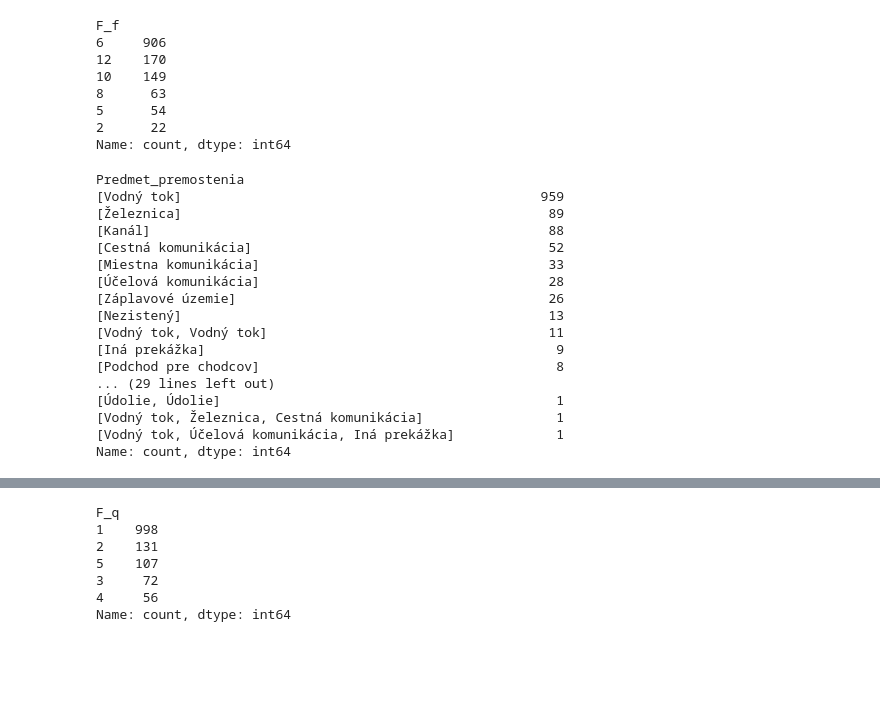
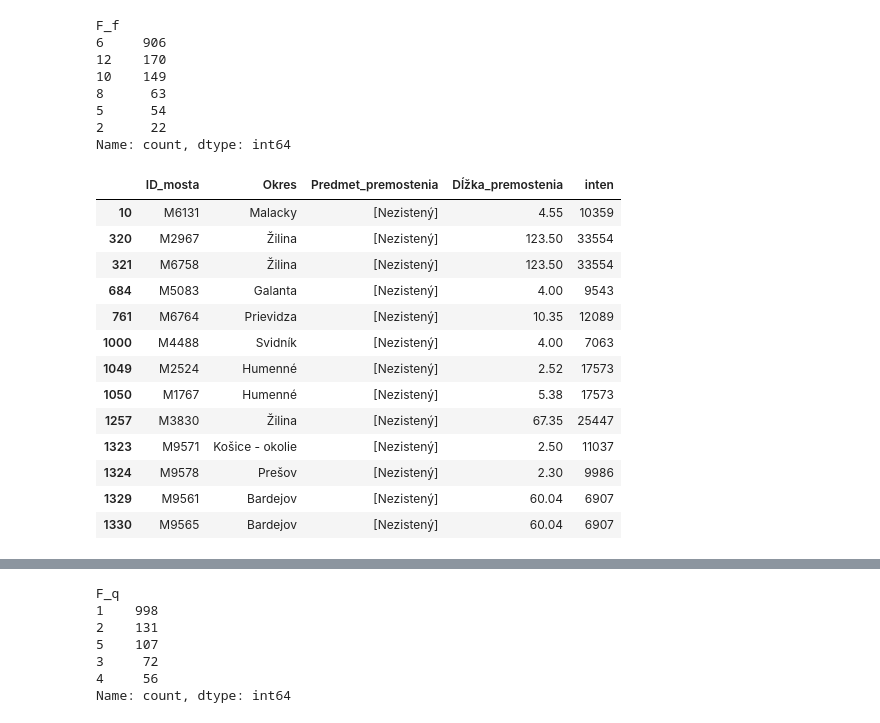
Before and after one commit to Medvedku/Bridges, a Jupyter notebook: 00_SSC/04_rizikovosť.ipynb, the cells around one changed output, grey strips where cells are left out. Cells and saved outputs as stored; diff of their text form; code cells hidden in the pictures; blank space fills up the shorter version.

```diff
--- a/00_SSC/04_rizikovosť.ipynb
+++ b/00_SSC/04_rizikovosť.ipynb
@@ -277,23 +297,25 @@ Name: count, dtype: int64
 # Split the values in the "Predmet_premostenia" column into lists
 filtered_bridges_SSC["Predmet_premostenia"] = filtered_bridges_SSC["Predmet_premostenia"].str.split(
     ",  ")
-# %%
-filtered_bridges_SSC["Predmet_premostenia"].value_counts()
-# %% [output]
-Predmet_premostenia
-[Vodný tok]                                              959
-[Železnica]                                               89
-[Kanál]                                                   88
-[Cestná komunikácia]                                      52
-[Miestna komunikácia]                                     33
-[Účelová komunikácia]                                     28
-[Záplavové územie]                                        26
-[Nezistený]                                               13
-[Vodný tok, Vodný tok]                                    11
-[Iná prekážka]                                             9
-[Podchod pre chodcov]                                      8
-... (29 lines left out)
-[Údolie, Údolie]                                           1
-[Vodný tok, Železnica, Cestná komunikácia]                 1
-[Vodný tok, Účelová komunikácia, Iná prekážka]             1
-Name: count, dtype: int64
+# %%
+# Filter bridges where "Iná prekážka" is present in the list of "Predmet_premostenia"
+filtered_bridges_with_ina_prekazka = filtered_bridges_SSC[filtered_bridges_SSC['Predmet_premostenia'].apply(
+    lambda x: 'Nezistený' in x)]
+
+filtered_bridges_with_ina_prekazka[[
+    "ID_mosta", "Okres", "Predmet_premostenia", "Dĺžka_premostenia", "inten"]]
+# %% [output]
+|  | ID_mosta | Okres | Predmet_premostenia | Dĺžka_premostenia | inten |
+| 10 | M6131 | Malacky | [Nezistený] | 4.55 | 10359 |
+| 320 | M2967 | Žilina | [Nezistený] | 123.50 | 33554 |
+| 321 | M6758 | Žilina | [Nezistený] | 123.50 | 33554 |
+| 684 | M5083 | Galanta | [Nezistený] | 4.00 | 9543 |
+| 761 | M6764 | Prievidza | [Nezistený] | 10.35 | 12089 |
+| 1000 | M4488 | Svidník | [Nezistený] | 4.00 | 7063 |
+| 1049 | M2524 | Humenné | [Nezistený] | 2.52 | 17573 |
+| 1050 | M1767 | Humenné | [Nezistený] | 5.38 | 17573 |
+| 1257 | M3830 | Žilina | [Nezistený] | 67.35 | 25447 |
+| 1323 | M9571 | Košice - okolie | [Nezistený] | 2.50 | 11037 |
+| 1324 | M9578 | Prešov | [Nezistený] | 2.30 | 9986 |
+| 1329 | M9561 | Bardejov | [Nezistený] | 60.04 | 6907 |
+| 1330 | M9565 | Bardejov | [Nezistený] | 60.04 | 6907 |
```
Also changed, not shown: parts of 3 cells of this notebook, 15 other files.
